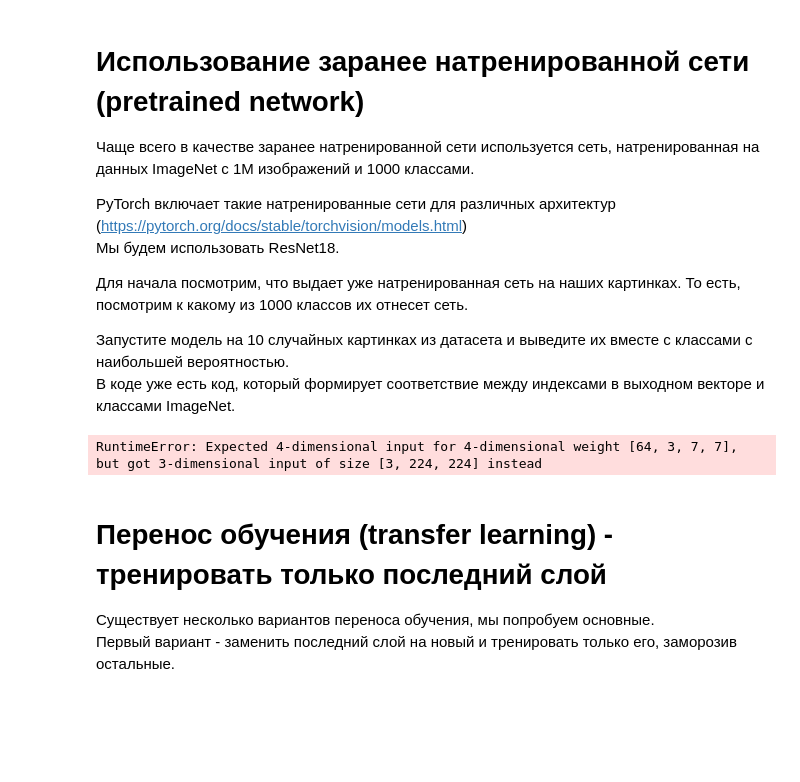
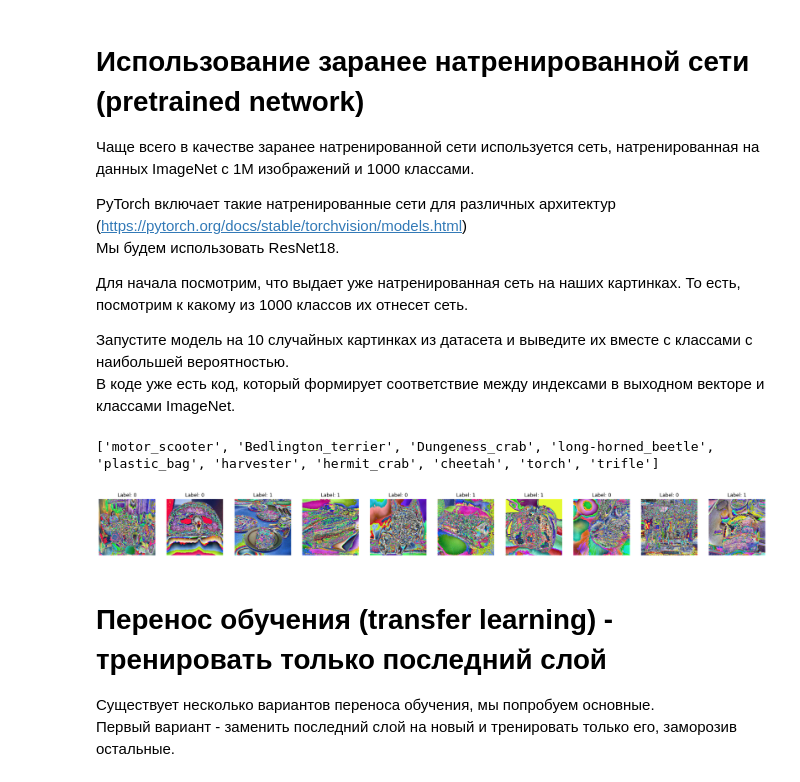
Before and after one commit to katerina-merkulova/dlcourse_ai, a Jupyter notebook: assignments/assignment4/HotdogOrNot.ipynb, the cells around one changed output. Drawn from its saved outputs; the diff is of its cells as text; code cells hidden in the pictures; blank space fills up the shorter version.

```diff
--- a/assignments/assignment4/HotdogOrNot.ipynb
+++ b/assignments/assignment4/HotdogOrNot.ipynb
@@ -269,29 +273,42 @@ PyTorch включает такие натренированные сети дл
 # %%
 # Thanks to https://discuss.pytorch.org/t/imagenet-classes/4923/2
 def load_imagenet_classes():
     classes_json = urllib.request.urlopen('https://s3.amazonaws.com/deep-learning-models/'
                                           'image-models/imagenet_class_index.json').read()
     classes = json.loads(classes_json)
 
     # TODO: Process it to return dict of class index to name
     return {int(k): v[-1] for k, v in classes.items()}
 
 model = models.resnet18(pretrained=True)
 classes = load_imagenet_classes()
 
 # TODO: Run this model on 10 random images of your dataset and visualize what it predicts
 
+model.type(torch.cuda.FloatTensor)
+model.to(device)
+
 indices = np.random.choice(len(train_dataset), 10)
-predictions = []
+x = []
+y = []
 for idx in indices:
     tensor, label, _ = train_dataset[idx]
-    pred = model(tensor)
-    predictions.append(classes[pred])
+    x.append(tensor)
+    y.append(tensor)
+x = torch.stack(x)
+x_gpu = x.to(device)
+
+with torch.no_grad():
+    pred = model(x_gpu)
+
+pred_prob = torch.nn.functional.softmax(pred, dim=0)
+pred_classes = [classes[i.item()] for i in pred_prob.argmax(dim=1)]
+print(pred_classes)
 
 visualize_samples(train_dataset, indices)
-predictions
 # %% [output]
-RuntimeError: Expected 4-dimensional input for 4-dimensional weight [64, 3, 7, 7], but got 3-dimensional input of size [3, 224, 224] instead
+['motor_scooter', 'Bedlington_terrier', 'Dungeness_crab', 'long-horned_beetle', 'plastic_bag', 'harvester', 'hermit_crab', 'cheetah', 'torch', 'trifle']
+[figure, added]
 # %% [markdown]
 # Перенос обучения (transfer learning) - тренировать только последний слой
 
```
Also changed, not shown: parts of 21 cells of this notebook.
